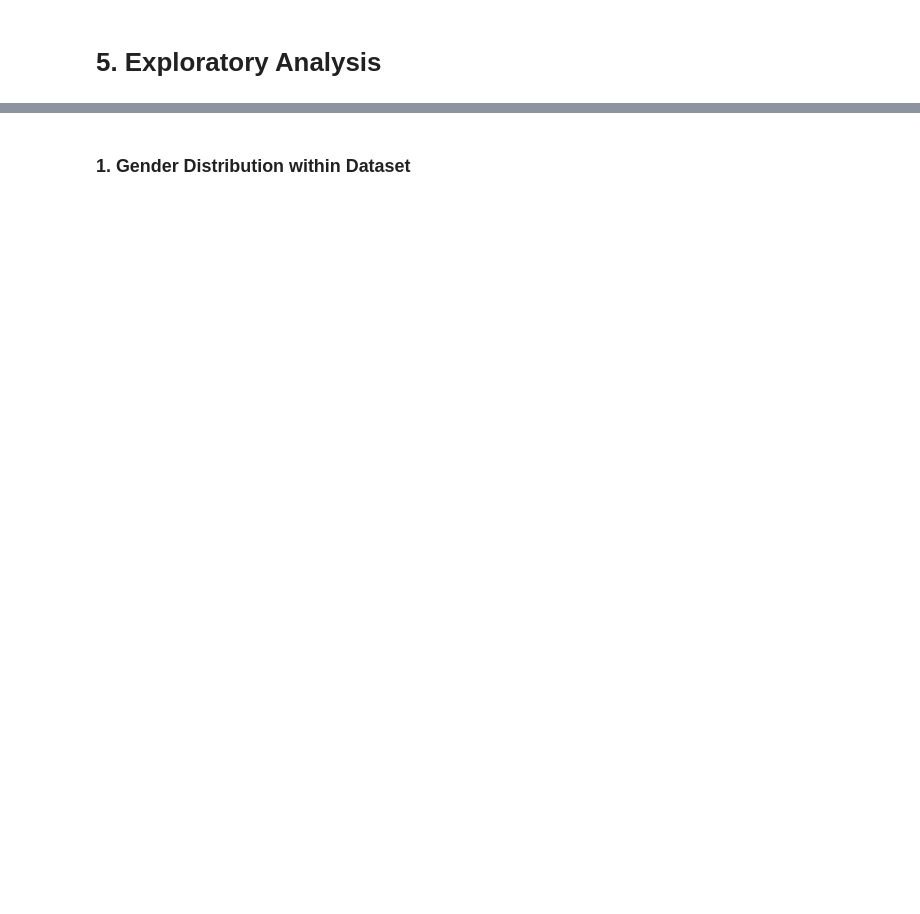
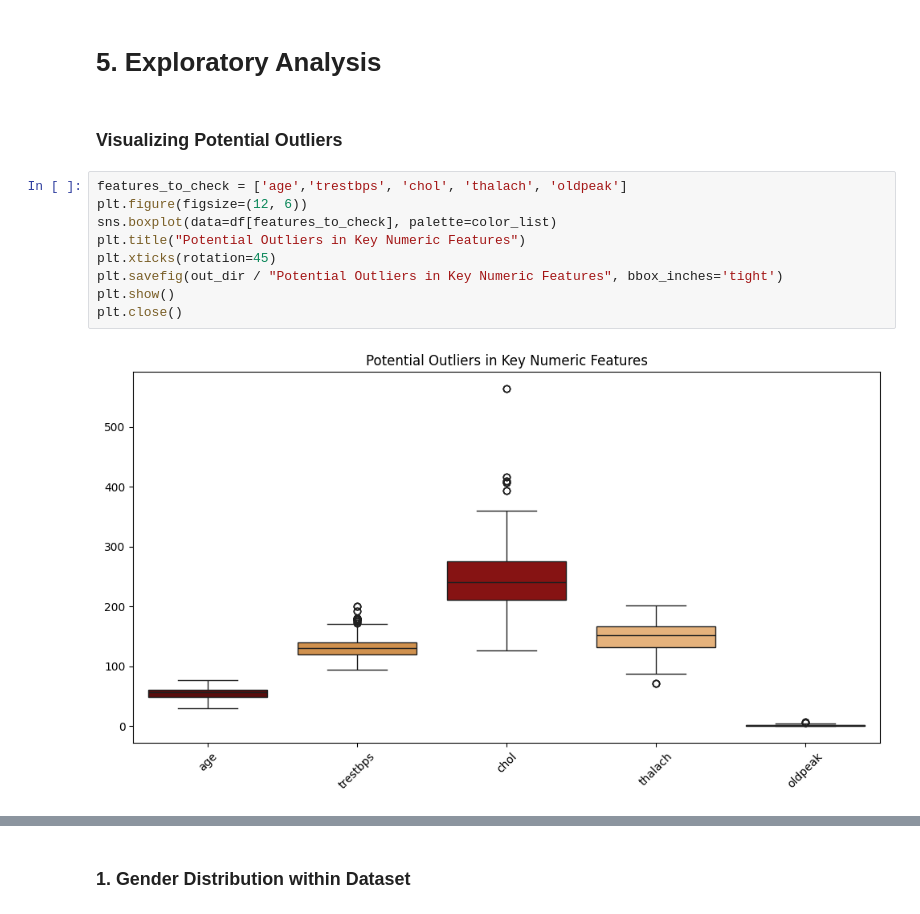
Before and after one commit to MartinKyng/Healthcare, a Jupyter notebook: main.ipynb, the cells around one changed output, grey strips where cells are left out. Drawn from its saved outputs; the diff is of its cells as text; blank space fills up the shorter version.

```diff
--- a/main.ipynb
+++ b/main.ipynb
@@ -171,2 +179,15 @@ plt.close()
 # %% [markdown]
 # 5. Exploratory Analysis
+# %% [markdown]
+### Visualizing Potential Outliers
+# %%
+features_to_check = ['age','trestbps', 'chol', 'thalach', 'oldpeak']
+plt.figure(figsize=(12, 6))
+sns.boxplot(data=df[features_to_check], palette=color_list)
+plt.title("Potential Outliers in Key Numeric Features")
+plt.xticks(rotation=45)
+plt.savefig(out_dir / "Potential Outliers in Key Numeric Features", bbox_inches='tight')
+plt.show()
+plt.close()
+# %% [output]
+[figure, added]
```
Also changed, not shown: parts of 34 cells of this notebook, 44 other files.
